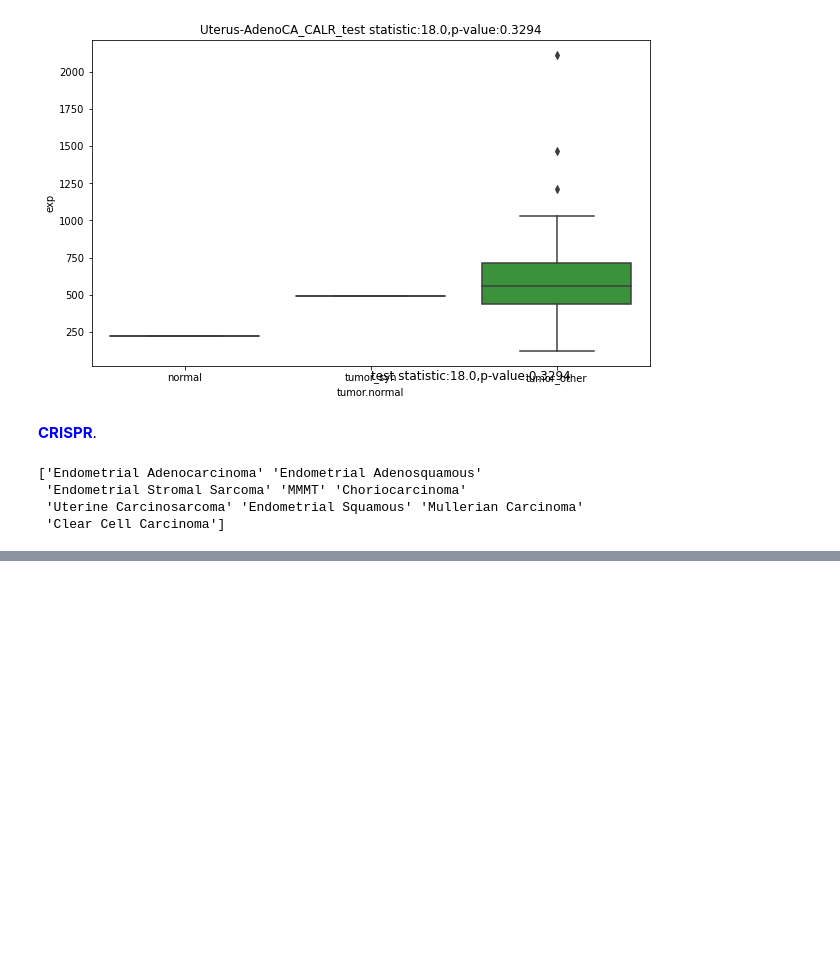
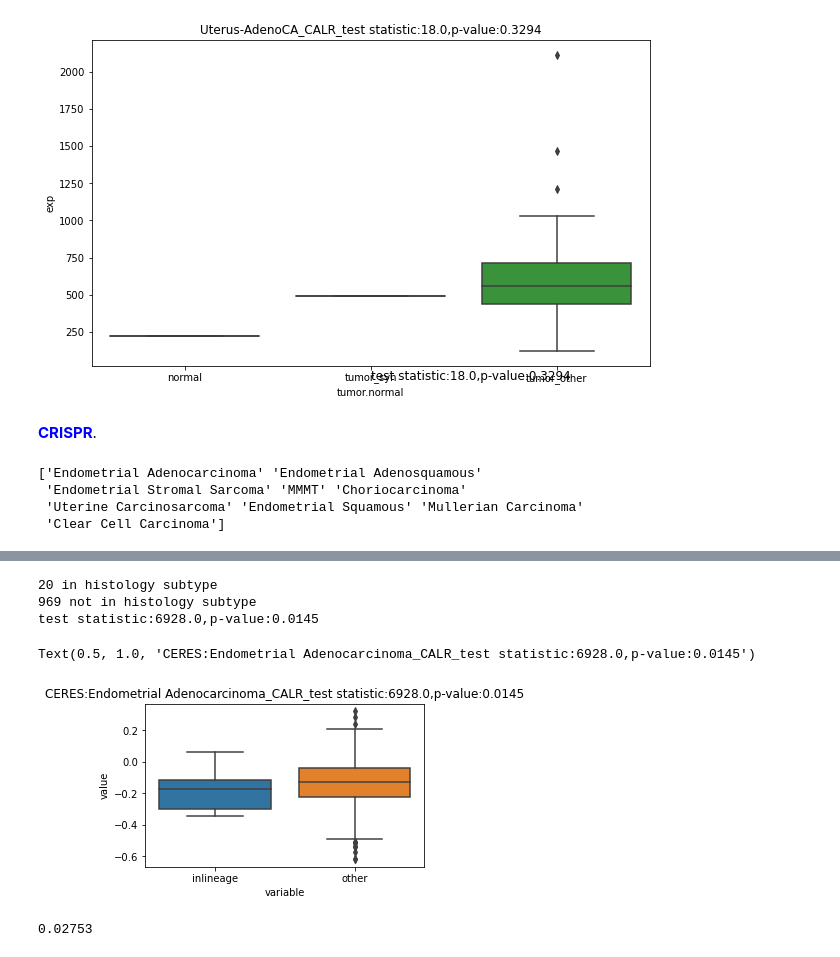
Before and after one commit to ryy1221/MutSigCVsyn, a Jupyter notebook: notebook/figure5/CALR.ipynb, the cells around one changed output, grey strips where cells are left out. Saved outputs shown, nothing was run; the diff lists cells and outputs as text; code cells hidden in the pictures; blank space fills up the shorter version.

Commit message:
update new genes

```diff
--- a/notebook/figure5/CALR.ipynb
+++ b/notebook/figure5/CALR.ipynb
@@ -105,0 +105,28 @@ get_CERES(gene_name, 'Endometrial Adenocarcinoma')
+# %%
+gene = 'CALR'; lineage = 'Endometrial Adenocarcinoma'
+dir_depmap = './depmap'
+df_depmap = pd.read_csv(os.path.join(dir_depmap, gene+'_21Q2.csv'))
+df_depmap.columns = ['ID', 'CERES', 'Name', 'Primary Disease', 'Lineage', 'Lineage Subtype', 'Expression', 'Mutation']
+
+df_gene = df_depmap[df_depmap['Lineage Subtype'] == lineage]
+print(f'{len(df_gene)} in histology subtype')
+df_other = df_depmap[df_depmap['Lineage Subtype'] != lineage]
+print(f'{len(df_other)} not in histology subtype')
+df_all = pd.DataFrame({'inlineage':df_gene['CERES'],
+                      'other':df_other['CERES']})
+df_all = df_all.melt()
+
+fig,ax = plt.subplots(figsize=(5,3))
+ax = sns.boxplot(x = 'variable', y = 'value', data = df_all)
+
+mannwhitneyu(df_gene['CERES'], df_other['CERES'])
+text = f'test statistic:{round(mannwhitneyu(df_gene["CERES"], df_other["CERES"])[0],4)},\
+p-value:{round(mannwhitneyu(df_gene["CERES"], df_other["CERES"])[1],4)}'
+print(text)
+ax.set_title('CERES:'+lineage+'_'+gene+'_'+text)
+# %% [output]
+20 in histology subtype
+969 not in histology subtype
+test statistic:6928.0,p-value:0.0145
+Text(0.5, 1.0, 'CERES:Endometrial Adenocarcinoma_CALR_test statistic:6928.0,p-value:0.0145')
+[figure, added]
@@ -105,0 +149,4 @@ get_CERES(gene_name, 'Endometrial Adenocarcinoma')
+# %%
+n/100000
+# %% [output]
+0.02753
```
Also changed, not shown: parts of 7 cells of this notebook, 1 other file.
